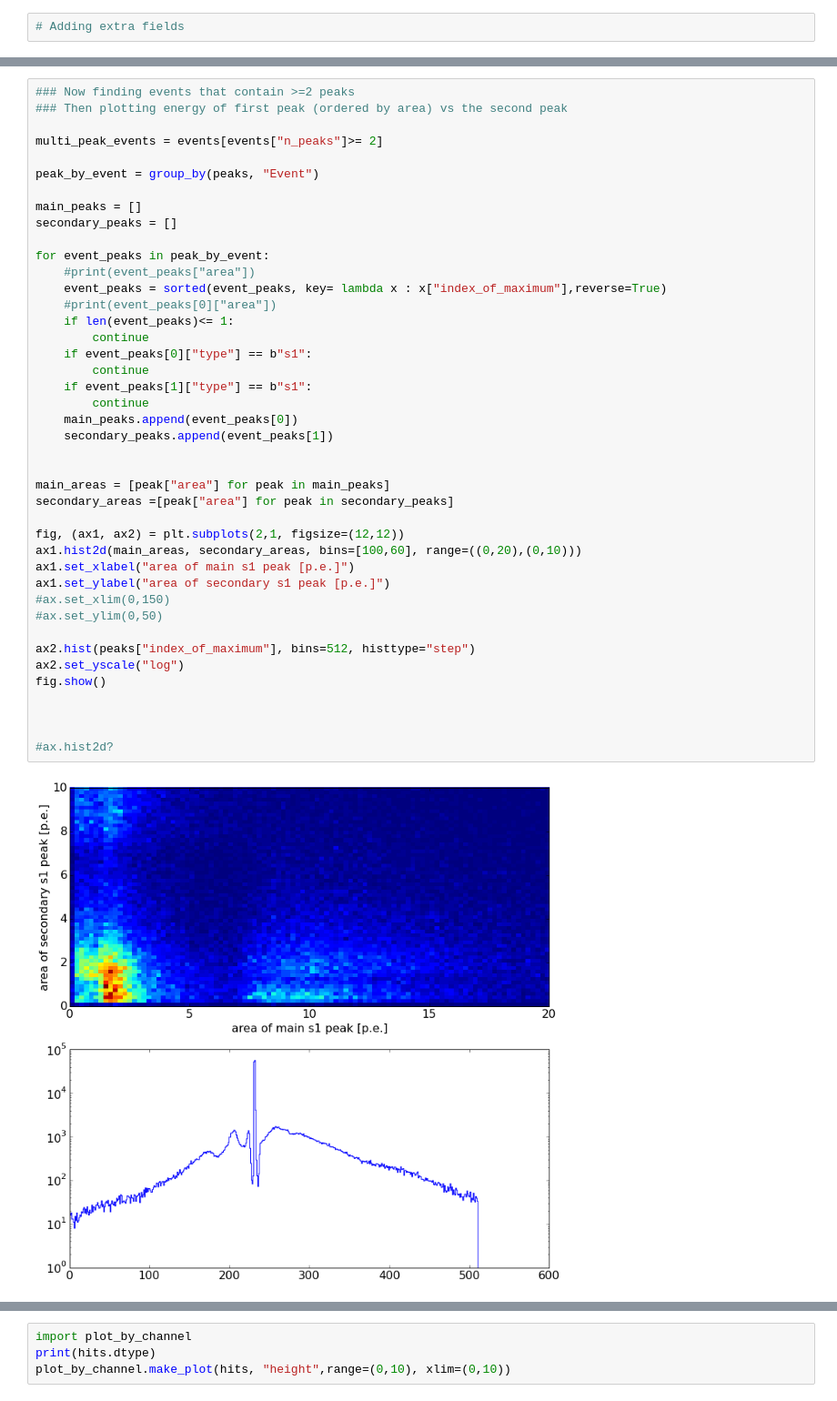
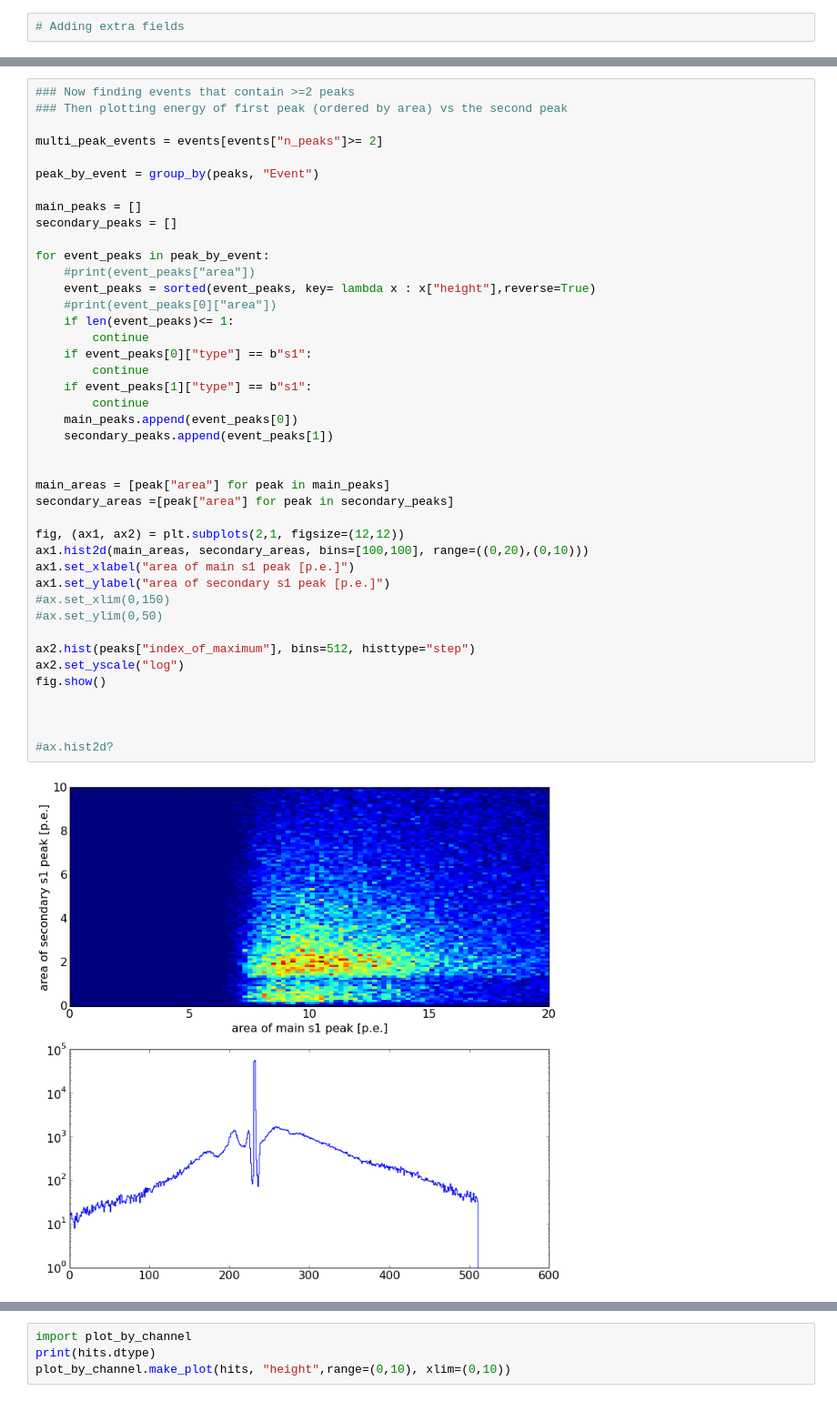
Before and after one commit to olenkajain/pax, a Jupyter notebook: examples/muenster/analysis/Gaseous_basic_statistics.ipynb, the cells around one changed output, grey strips where cells are left out. Shown at 91% size. Cells and saved outputs as stored; diff of their text form.

```diff
--- a/examples/muenster/analysis/Gaseous_basic_statistics.ipynb
+++ b/examples/muenster/analysis/Gaseous_basic_statistics.ipynb
@@ -156,34 +160,34 @@ secondary_peaks = []
 
 for event_peaks in peak_by_event:
     #print(event_peaks["area"])
-    event_peaks = sorted(event_peaks, key= lambda x : x["index_of_maximum"],reverse=True)
+    event_peaks = sorted(event_peaks, key= lambda x : x["height"],reverse=True)
     #print(event_peaks[0]["area"])
     if len(event_peaks)<= 1:
         continue
     if event_peaks[0]["type"] == b"s1":
         continue
     if event_peaks[1]["type"] == b"s1":
         continue
     main_peaks.append(event_peaks[0])
     secondary_peaks.append(event_peaks[1])
 
 
 main_areas = [peak["area"] for peak in main_peaks]
 secondary_areas =[peak["area"] for peak in secondary_peaks]
 
 fig, (ax1, ax2) = plt.subplots(2,1, figsize=(12,12))
-ax1.hist2d(main_areas, secondary_areas, bins=[100,60], range=((0,20),(0,10)))
+ax1.hist2d(main_areas, secondary_areas, bins=[100,100], range=((0,20),(0,10)))
 ax1.set_xlabel("area of main s1 peak [p.e.]")
 ax1.set_ylabel("area of secondary s1 peak [p.e.]")
 #ax.set_xlim(0,150)
 #ax.set_ylim(0,50)
 
 ax2.hist(peaks["index_of_maximum"], bins=512, histtype="step")
 ax2.set_yscale("log")
 fig.show()
 
 
 
 #ax.hist2d?
 # %% [output]
-[figure, old version]
+[figure, new version]
```
Also changed, not shown: parts of 3 cells of this notebook, 2 other files.
